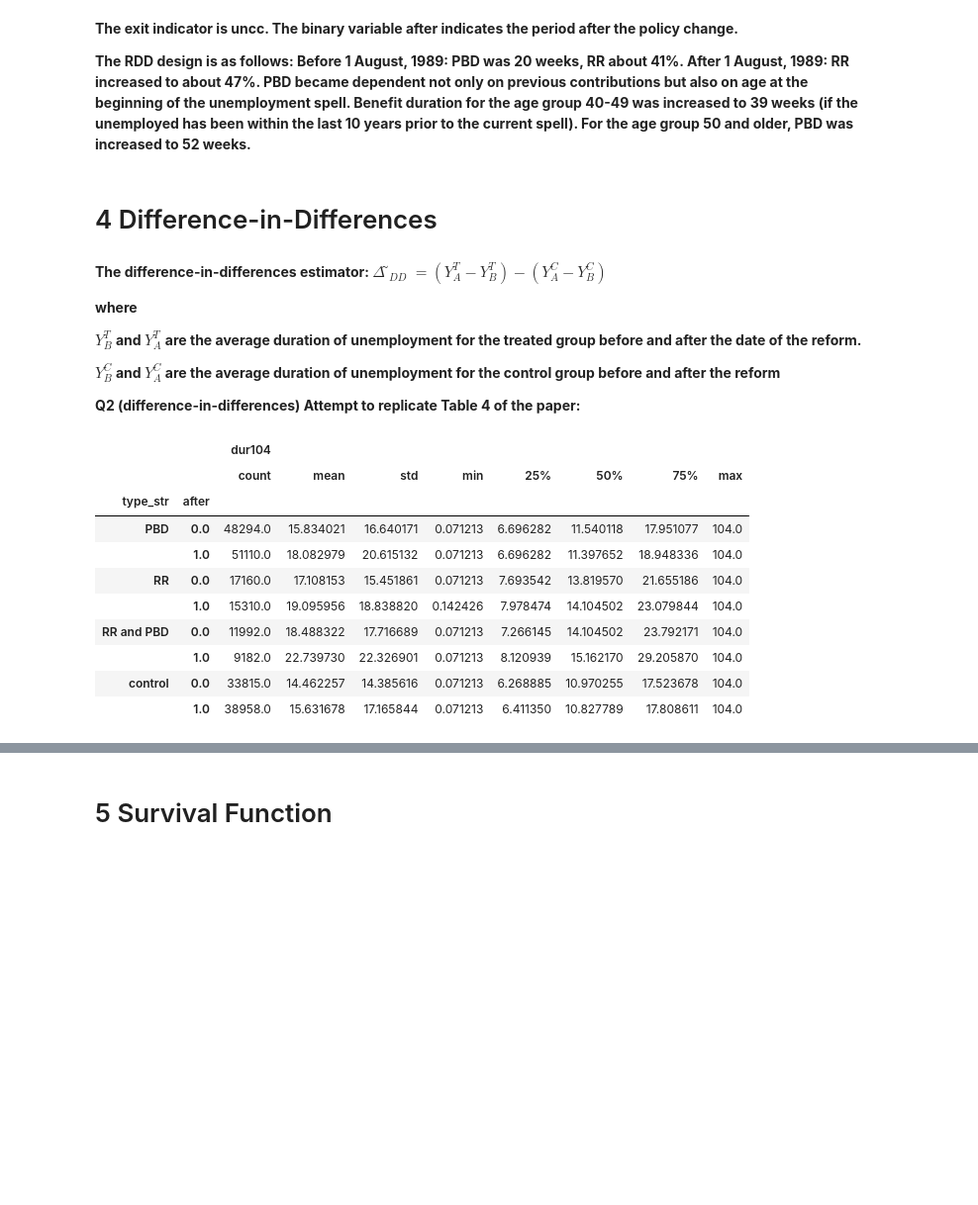
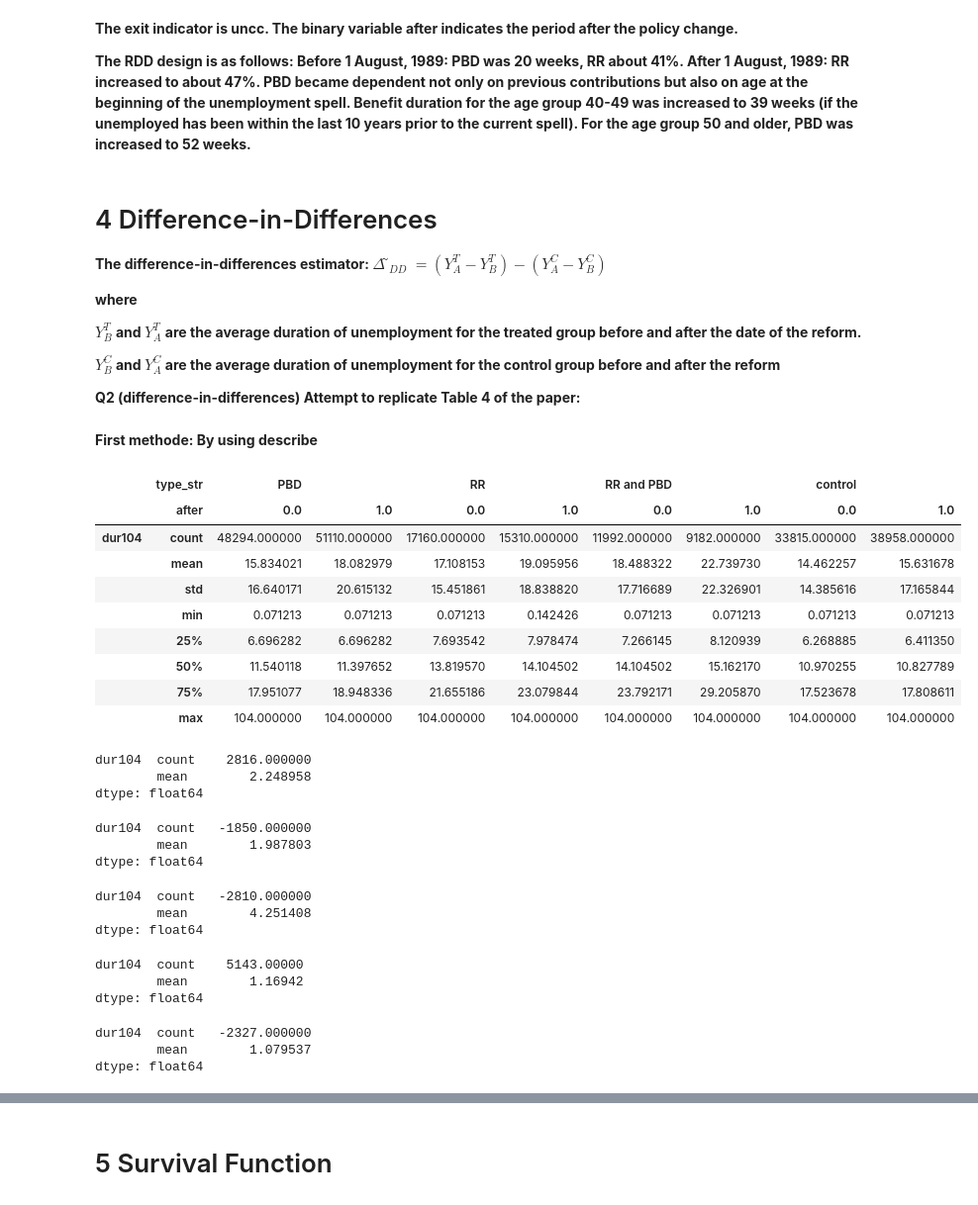
Before and after one commit to lilyhuong/transition-model, a Jupyter notebook: project.ipynb, the cells around one changed output, grey strips where cells are left out. Shown: that part at 99% size. Drawn from its saved outputs; the diff is of its cells as text; code cells hidden in the pictures; blank space fills up the shorter version.

```diff
--- a/project.ipynb
+++ b/project.ipynb
@@ -180,9 +180,9 @@ AvgSpells(udat)
 **The exit indicator is uncc. The binary variable after indicates the period after the policy change.**
 
 **The RDD design is as follows: Before 1 August, 1989: PBD was 20 weeks, RR about 41%. After 1 August, 1989: RR increased to about 47%. PBD became dependent not only on previous contributions but also on age at the beginning of the unemployment spell. Benefit duration for the age group 40-49 was increased to 39 weeks (if the unemployed has been within the last 10 years prior to the current spell). For the age group 50 and older, PBD was increased to 52 weeks.**
-# %% [markdown]
-# 4 Difference-in-Differences
 # %% [markdown]
+# 4 Difference-in-Differences
+
 **The difference-in-differences estimator: $ Δ̃_{DD} =(Y^{T}_{A} - Y^{T}_{B})−(Y^{C}_{A}−Y^{C}_{B})$**
 
 **where**
@@ -192,17 +192,58 @@ AvgSpells(udat)
 **$Y^{C}_{B}$ and $Y^{C}_{A}$ are the average duration of unemployment for the control group before and after the reform**
 
 **Q2 (difference-in-differences) Attempt to replicate Table 4 of the paper:**
+# %% [markdown]
+**First methode: By using describe**
 # %%
-udat[["dur104", "type_str", "after"]].groupby(['type_str', "after"]).describe()
+stats = udat[["dur104", "type_str", "after"]].groupby(['type_str', "after"]).describe().T
-# %% [output]
-|  |  | dur104 |  |  |  |  |  |  |  |
-|  |  | count | mean | std | min | 25% | 50% | 75% | max |
-| type_str | after |  |  |  |  |  |  |  |  |
-| PBD | 0.0 | 48294.0 | 15.834021 | 16.640171 | 0.071213 | 6.696282 | 11.540118 | 17.951077 | 104.0 |
-|  | 1.0 | 51110.0 | 18.082979 | 20.615132 | 0.071213 | 6.696282 | 11.397652 | 18.948336 | 104.0 |
-| RR | 0.0 | 17160.0 | 17.108153 | 15.451861 | 0.071213 | 7.693542 | 13.819570 | 21.655186 | 104.0 |
-|  | 1.0 | 15310.0 | 19.095956 | 18.838820 | 0.142426 | 7.978474 | 14.104502 | 23.079844 | 104.0 |
-| RR and PBD | 0.0 | 11992.0 | 18.488322 | 17.716689 | 0.071213 | 7.266145 | 14.104502 | 23.792171 | 104.0 |
-|  | 1.0 | 9182.0 | 22.739730 | 22.326901 | 0.071213 | 8.120939 | 15.162170 | 29.205870 | 104.0 |
-| control | 0.0 | 33815.0 | 14.462257 | 14.385616 | 0.071213 | 6.268885 | 10.970255 | 17.523678 | 104.0 |
-|  | 1.0 | 38958.0 | 15.631678 | 17.165844 | 0.071213 | 6.411350 | 10.827789 | 17.808611 | 104.0 |
+# %%
+stats
+# %% [output]
+|  | type_str | PBD |  | RR |  | RR and PBD |  | control |  |
+|  | after | 0.0 | 1.0 | 0.0 | 1.0 | 0.0 | 1.0 | 0.0 | 1.0 |
+| dur104 | count | 48294.000000 | 51110.000000 | 17160.000000 | 15310.000000 | 11992.000000 | 9182.000000 | 33815.000000 | 38958.000000 |
+|  | mean | 15.834021 | 18.082979 | 17.108153 | 19.095956 | 18.488322 | 22.739730 | 14.462257 | 15.631678 |
+|  | std | 16.640171 | 20.615132 | 15.451861 | 18.838820 | 17.716689 | 22.326901 | 14.385616 | 17.165844 |
+|  | min | 0.071213 | 0.071213 | 0.071213 | 0.142426 | 0.071213 | 0.071213 | 0.071213 | 0.071213 |
+|  | 25% | 6.696282 | 6.696282 | 7.693542 | 7.978474 | 7.266145 | 8.120939 | 6.268885 | 6.411350 |
+|  | 50% | 11.540118 | 11.397652 | 13.819570 | 14.104502 | 14.104502 | 15.162170 | 10.970255 | 10.827789 |
+|  | 75% | 17.951077 | 18.948336 | 21.655186 | 23.079844 | 23.792171 | 29.205870 | 17.523678 | 17.808611 |
+|  | max | 104.000000 | 104.000000 | 104.000000 | 104.000000 | 104.000000 | 104.000000 | 104.000000 | 104.000000 |
+# %%
+#get the difference before - after changing in PBD
+diff_PBD = (stats["PBD"][1.0] - stats["PBD"][0.0]).head(2)
+diff_PBD
+# %% [output]
+dur104  count    2816.000000
+        mean        2.248958
+dtype: float64
+# %%
+#get the difference before - after changing in RR
+diff_RR = (stats["RR"][1.0] - stats["RR"][0.0]).head(2)
+diff_RR
+# %% [output]
+dur104  count   -1850.000000
+        mean        1.987803
+dtype: float64
+# %%
+#get the difference before - after changing in RR
+diff_RR_PBD = (stats["RR and PBD"][1.0] - stats["RR and PBD"][0.0]).head(2)
+diff_RR_PBD
+# %% [output]
+dur104  count   -2810.000000
+        mean        4.251408
+dtype: float64
+# %%
+#get the difference before - after changing in RR
+diff_control = (stats["control"][1.0] - stats["control"][0.0]).head(2)
+diff_control
+# %% [output]
+dur104  count    5143.00000
+        mean        1.16942
+dtype: float64
+# %%
+diff_PBD - diff_control
+# %% [output]
+dur104  count   -2327.000000
+        mean        1.079537
+dtype: float64
```
Also changed, not shown: parts of 12 cells of this notebook, 1 other file.
